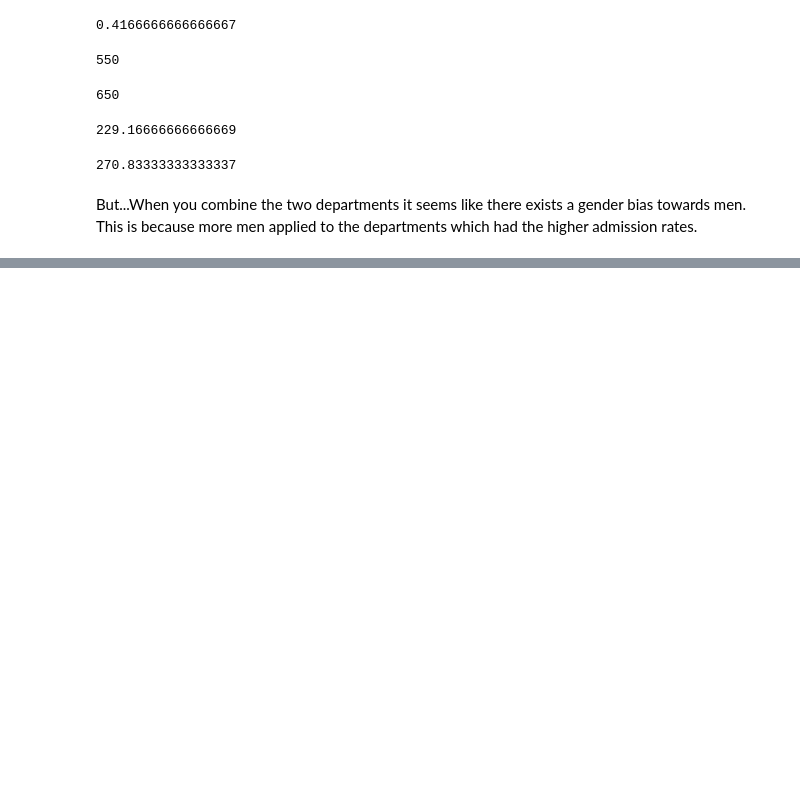
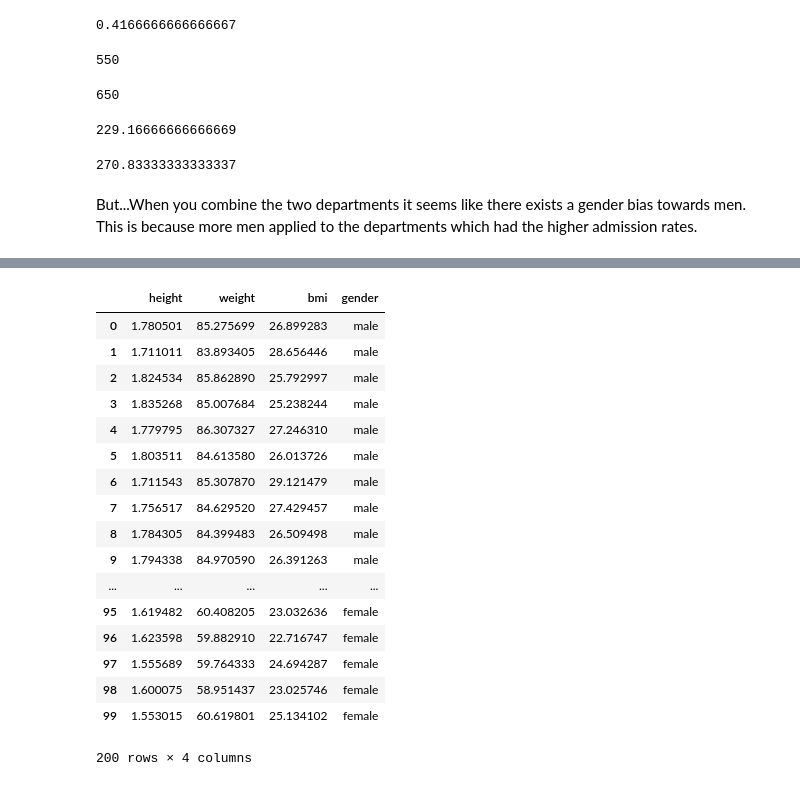
Before and after one commit to Datagatherer2357/Simpsons-paradox, a Jupyter notebook: Simpsons-paradox.ipynb, the cells around one changed output, grey strips where cells are left out. Saved outputs shown, nothing was run; the diff lists cells and outputs as text; code cells hidden in the pictures; blank space fills up the shorter version.

```diff
--- a/Simpsons-paradox.ipynb
+++ b/Simpsons-paradox.ipynb
@@ -77,0 +142,26 @@ import numpy as np
+# %%
+# Now we'll creat a new concantonated dataset of men and women
+
+men['gender'] = 'male'
+women['gender'] = 'female'
+people = pd.concat([men, women])
+people
+# %% [output]
+|  | height | weight | bmi | gender |
+| 0 | 1.780501 | 85.275699 | 26.899283 | male |
+| 1 | 1.711011 | 83.893405 | 28.656446 | male |
+| 2 | 1.824534 | 85.862890 | 25.792997 | male |
+| 3 | 1.835268 | 85.007684 | 25.238244 | male |
+| 4 | 1.779795 | 86.307327 | 27.246310 | male |
+| 5 | 1.803511 | 84.613580 | 26.013726 | male |
+| 6 | 1.711543 | 85.307870 | 29.121479 | male |
+| 7 | 1.756517 | 84.629520 | 27.429457 | male |
+| 8 | 1.784305 | 84.399483 | 26.509498 | male |
+| 9 | 1.794338 | 84.970590 | 26.391263 | male |
+| ... | ... | ... | ... | ... |
+| 95 | 1.619482 | 60.408205 | 23.032636 | female |
+| 96 | 1.623598 | 59.882910 | 22.716747 | female |
+| 97 | 1.555689 | 59.764333 | 24.694287 | female |
+| 98 | 1.600075 | 58.951437 | 23.025746 | female |
+| 99 | 1.553015 | 60.619801 | 25.134102 | female |
+200 rows × 4 columns
```
Also changed, not shown: parts of 13 cells of this notebook.
